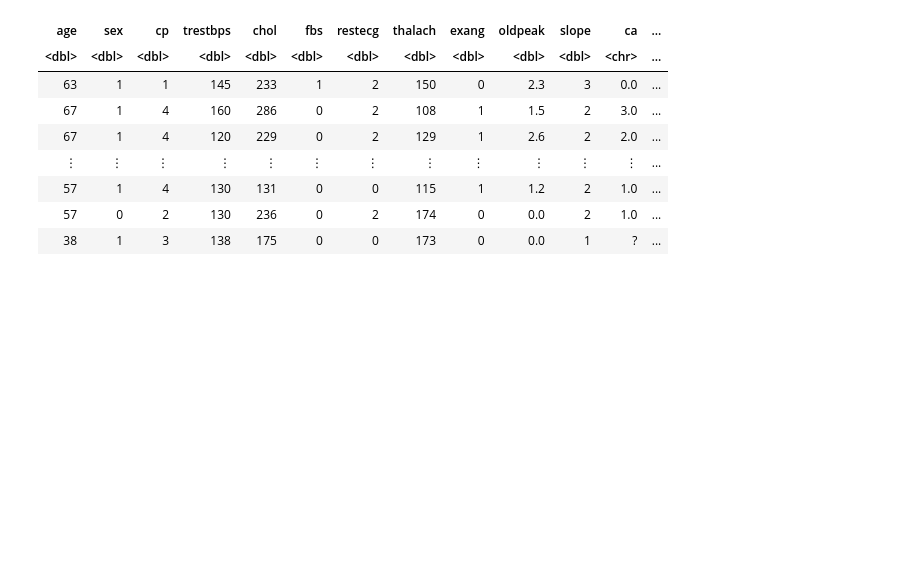
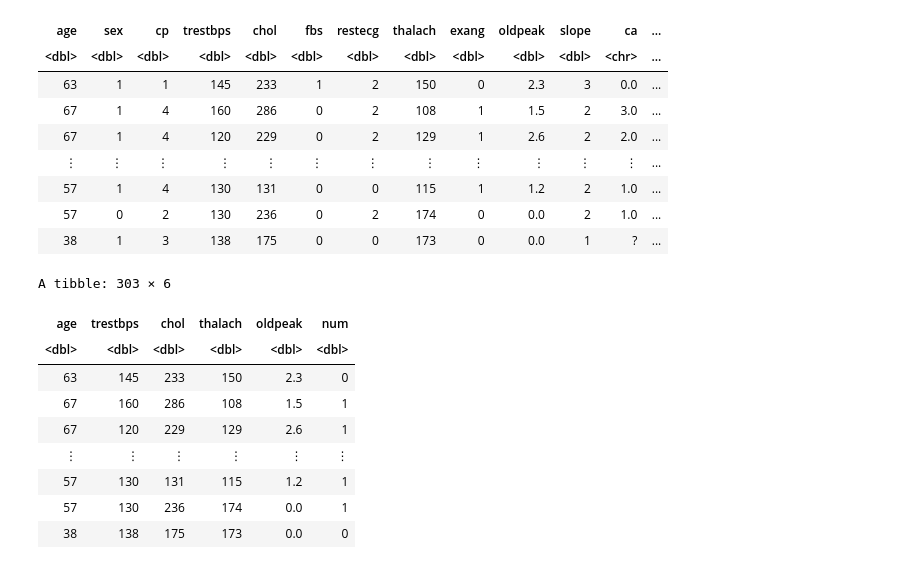
Before and after one commit to wu-jacob/dsci100-project, a Jupyter notebook: proposal.ipynb, the cells around one changed output. Drawn from its saved outputs; the diff is of its cells as text; code cells hidden in the pictures; blank space fills up the shorter version.

```diff
--- a/proposal.ipynb
+++ b/proposal.ipynb
@@ -45,3 +28,18 @@ A spec_tbl_df: 303 × 14
 | 57 | 1 | 4 | 130 | 131 | 0 | 0 | 115 | 1 | 1.2 | 2 | 1.0 | ... |
 | 57 | 0 | 2 | 130 | 236 | 0 | 2 | 174 | 0 | 0.0 | 2 | 1.0 | ... |
 | 38 | 1 | 3 | 138 | 175 | 0 | 0 | 173 | 0 | 0.0 | 1 | ? | ... |
+# %%
+heart_selected <- select(heart_data, age, trestbps, chol, thalach, oldpeak, num) |>
+    mutate(num = case_when(num > 0 ~ 1, num == 0 ~ 0))
+heart_selected
+# %% [output]
+A tibble: 303 × 6
+| age | trestbps | chol | thalach | oldpeak | num |
+| <dbl> | <dbl> | <dbl> | <dbl> | <dbl> | <dbl> |
+| 63 | 145 | 233 | 150 | 2.3 | 0 |
+| 67 | 160 | 286 | 108 | 1.5 | 1 |
+| 67 | 120 | 229 | 129 | 2.6 | 1 |
+| ⋮ | ⋮ | ⋮ | ⋮ | ⋮ | ⋮ |
+| 57 | 130 | 131 | 115 | 1.2 | 1 |
+| 57 | 130 | 236 | 174 | 0.0 | 1 |
+| 38 | 138 | 175 | 173 | 0.0 | 0 |
```
Also changed, not shown: parts of 4 cells of this notebook.
